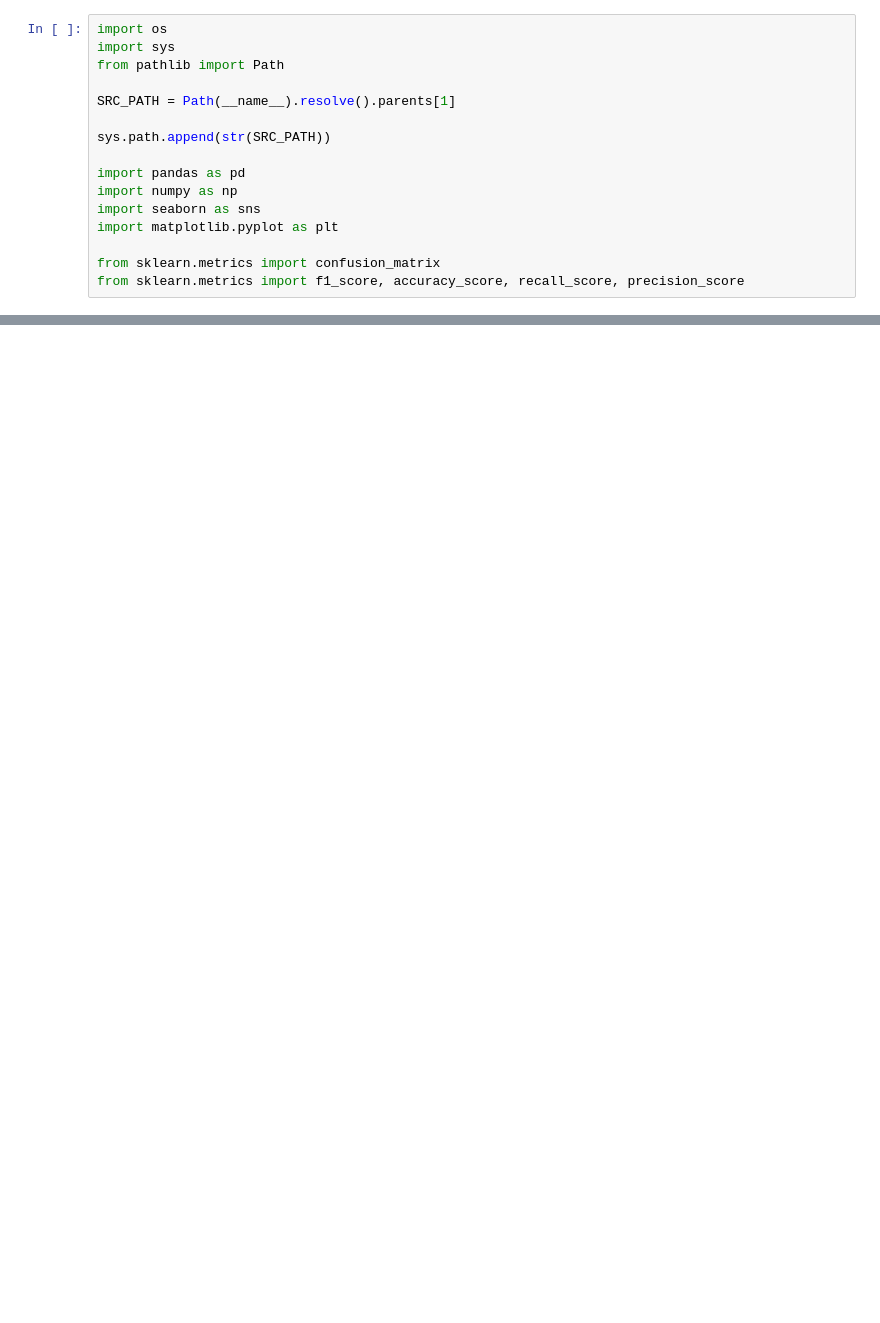
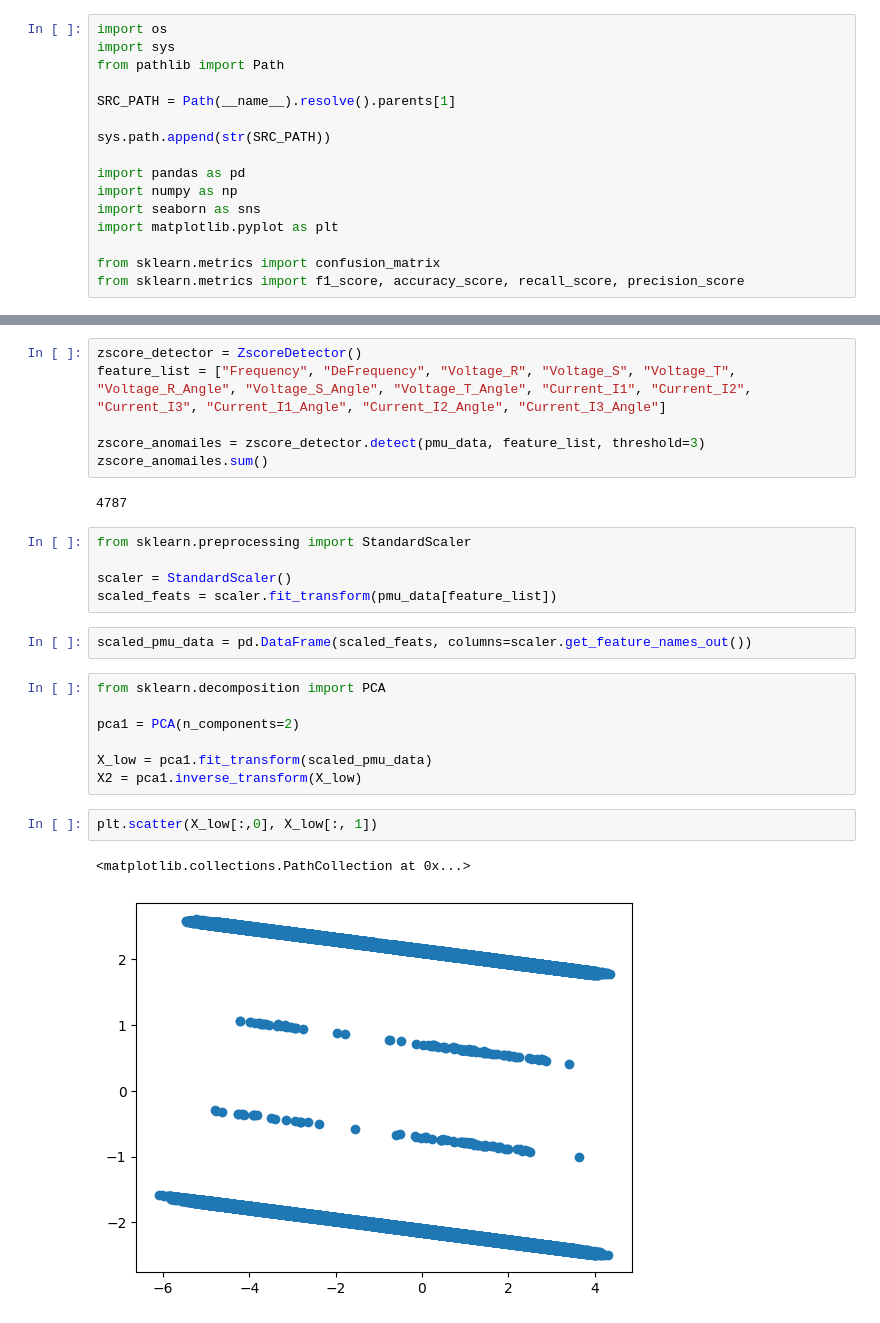
Before and after one commit to Rakdol/PMU-detection, a Jupyter notebook: notebooks/operator.ipynb, the cells around one changed output, grey strips where cells are left out. Saved outputs shown, nothing was run; the diff lists cells and outputs as text; blank space fills up the shorter version.

```diff
--- a/notebooks/operator.ipynb
+++ b/notebooks/operator.ipynb
@@ -236,0 +89,27 @@ array([[11935,     5],
+# %%
+zscore_detector = ZscoreDetector()
+feature_list = ["Frequency", "DeFrequency", "Voltage_R", "Voltage_S", "Voltage_T", "Voltage_R_Angle", "Voltage_S_Angle", "Voltage_T_Angle", "Current_I1", "Current_I2", "Current_I3", "Current_I1_Angle", "Current_I2_Angle", "Current_I3_Angle"]
+
+zscore_anomailes = zscore_detector.detect(pmu_data, feature_list, threshold=3)
+zscore_anomailes.sum()
+# %% [output]
+4787
+# %%
+from sklearn.preprocessing import StandardScaler
+
+scaler = StandardScaler()
+scaled_feats = scaler.fit_transform(pmu_data[feature_list])
+# %%
+scaled_pmu_data = pd.DataFrame(scaled_feats, columns=scaler.get_feature_names_out())
+# %%
+from sklearn.decomposition import PCA
+
+pca1 = PCA(n_components=2)
+
+X_low = pca1.fit_transform(scaled_pmu_data)
+X2 = pca1.inverse_transform(X_low)
+# %%
+plt.scatter(X_low[:,0], X_low[:, 1])
+# %% [output]
+<matplotlib.collections.PathCollection at 0x...>
+[figure, added]
```
Also changed, not shown: parts of 41 cells of this notebook, 4 other files.
